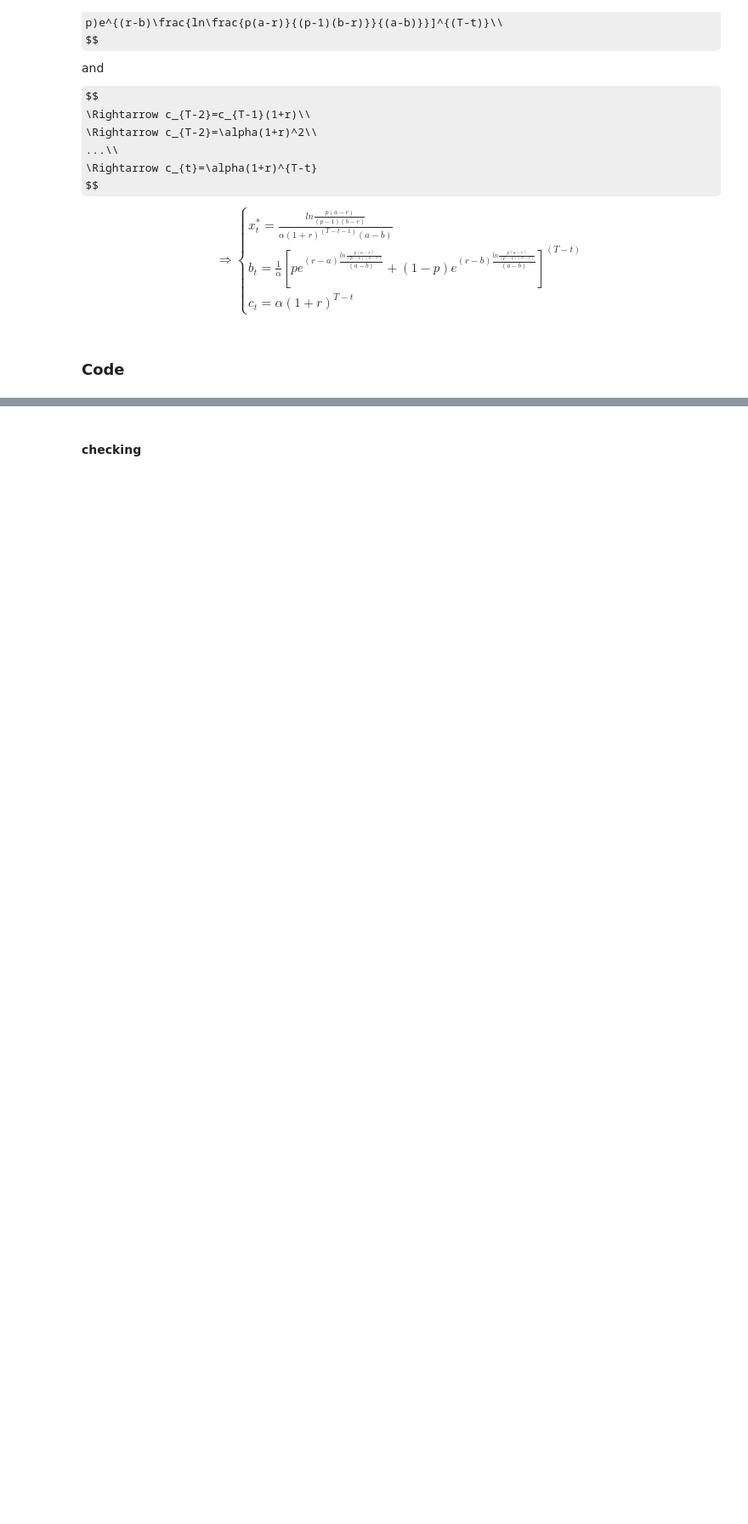
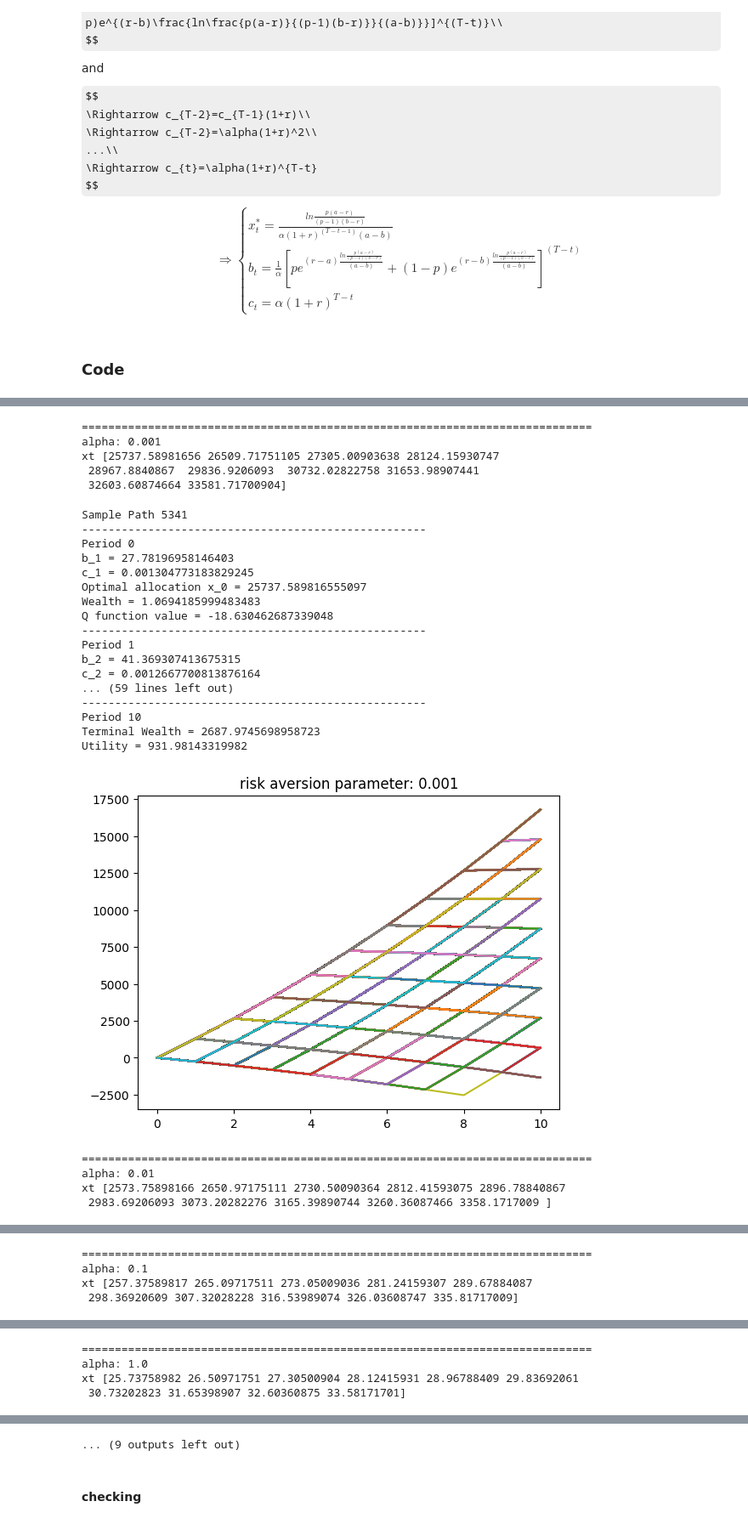
Before and after one commit to ZanCTN/MAFS-5370-Assignment-1, a Jupyter notebook: AnalyticalSolution.ipynb, the cells around one changed output, grey strips where cells are left out. Shown at 85% size. Drawn from its saved outputs; the diff is of its cells as text; code cells hidden in the pictures; some formulas as TeX source; blank space fills up the shorter version.

```diff
--- a/AnalyticalSolution.ipynb
+++ b/AnalyticalSolution.ipynb
@@ -289,0 +218,34 @@ Utility = 0.9996235699024256
+# %%
+alpha = 10.0**(np.array(range(0,7))-3)
+for alpha_i in alpha:
+    print("=============================================================================")
+    print("alpha: " + str(alpha_i))
+    Allocation(a,b,p,r,T,alpha_i,paths)
+# %% [output]
+=============================================================================
+alpha: 0.001
+xt [25737.58981656 26509.71751105 27305.00903638 28124.15930747
+ 28967.8840867  29836.9206093  30732.02822758 31653.98907441
+ 32603.60874664 33581.71700904]
+Sample Path 5341
+----------------------------------------------------
+Period 0
+b_1 = 27.78196958146403
+c_1 = 0.001304773183829245
+Optimal allocation x_0 = 25737.589816555097
+Wealth = 1.0694185999483483
+Q function value = -18.630462687339048
+----------------------------------------------------
+Period 1
+b_2 = 41.369307413675315
+c_2 = 0.0012667700813876164
+... (59 lines left out)
+----------------------------------------------------
+Period 10
+Terminal Wealth = 2687.9745698958723
+Utility = 931.98143319982
+[figure, added]
+=============================================================================
+alpha: 0.01
+xt [2573.75898166 2650.97175111 2730.50090364 2812.41593075 2896.78840867
+ 2983.69206093 3073.20282276 3165.39890744 3260.36087466 3358.1717009 ]
@@ -289,0 +270,4 @@ Utility = 0.9996235699024256
+=============================================================================
+alpha: 0.1
+xt [257.37589817 265.09717511 273.05009036 281.24159307 289.67884087
+ 298.36920609 307.32028228 316.53989074 326.03608747 335.81717009]
@@ -289,0 +292,4 @@ Utility = 0.9996235699024256
+=============================================================================
+alpha: 1.0
+xt [25.73758982 26.50971751 27.30500904 28.12415931 28.96788409 29.83692061
+ 30.73202823 31.65398907 32.60360875 33.58171701]
@@ -290,3 +314,4 @@ Utility = 0.9996235699024256
+... (9 outputs left out)
 # %% [markdown]
 #### checking
 # %%
```
Also changed, not shown: parts of 4 cells of this notebook, 1 other file.
